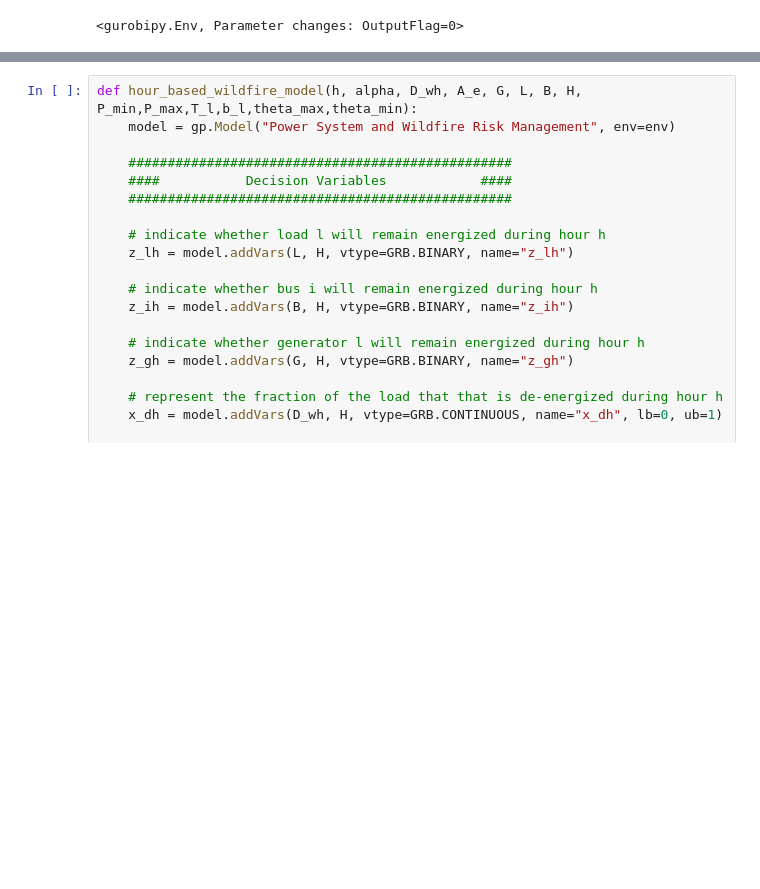
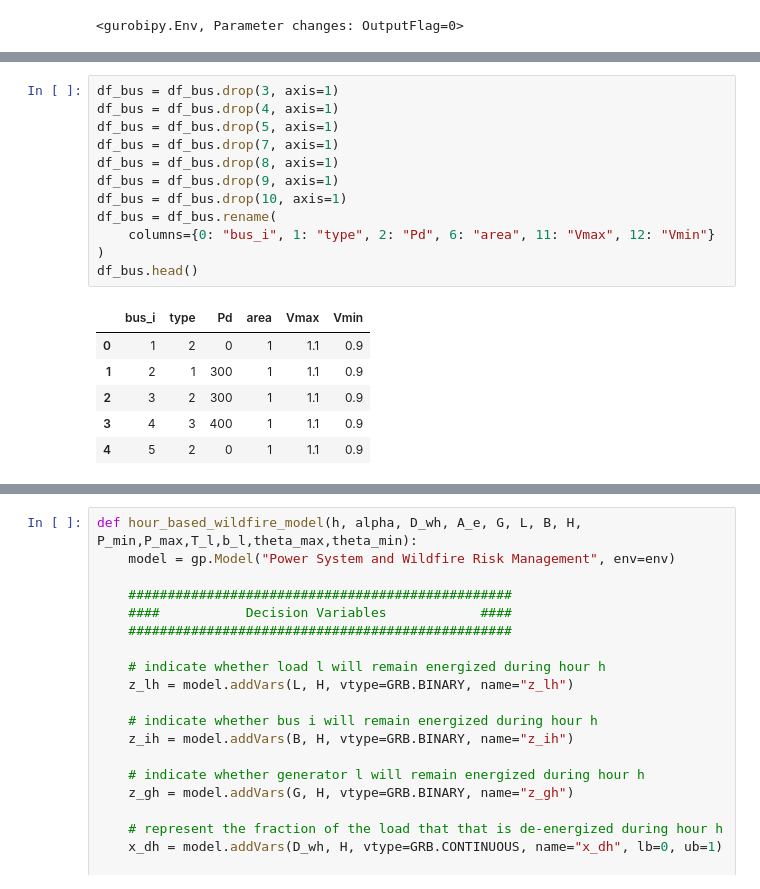
Before and after one commit to Ekatherian/IOE510-project, a Jupyter notebook: wildfire.ipynb, the cells around one changed output, grey strips where cells are left out. Drawn from its saved outputs; the diff is of its cells as text; blank space fills up the shorter version.

```diff
--- a/wildfire.ipynb
+++ b/wildfire.ipynb
@@ -9,0 +48,19 @@ env.start()
+# %%
+df_bus = df_bus.drop(3, axis=1)
+df_bus = df_bus.drop(4, axis=1)
+df_bus = df_bus.drop(5, axis=1)
+df_bus = df_bus.drop(7, axis=1)
+df_bus = df_bus.drop(8, axis=1)
+df_bus = df_bus.drop(9, axis=1)
+df_bus = df_bus.drop(10, axis=1)
+df_bus = df_bus.rename(
+    columns={0: "bus_i", 1: "type", 2: "Pd", 6: "area", 11: "Vmax", 12: "Vmin"}
+)
+df_bus.head()
+# %% [output]
+|  | bus_i | type | Pd | area | Vmax | Vmin |
+| 0 | 1 | 2 | 0 | 1 | 1.1 | 0.9 |
+| 1 | 2 | 1 | 300 | 1 | 1.1 | 0.9 |
+| 2 | 3 | 2 | 300 | 1 | 1.1 | 0.9 |
+| 3 | 4 | 3 | 400 | 1 | 1.1 | 0.9 |
+| 4 | 5 | 2 | 0 | 1 | 1.1 | 0.9 |
```
Also changed, not shown: parts of 13 cells of this notebook.
